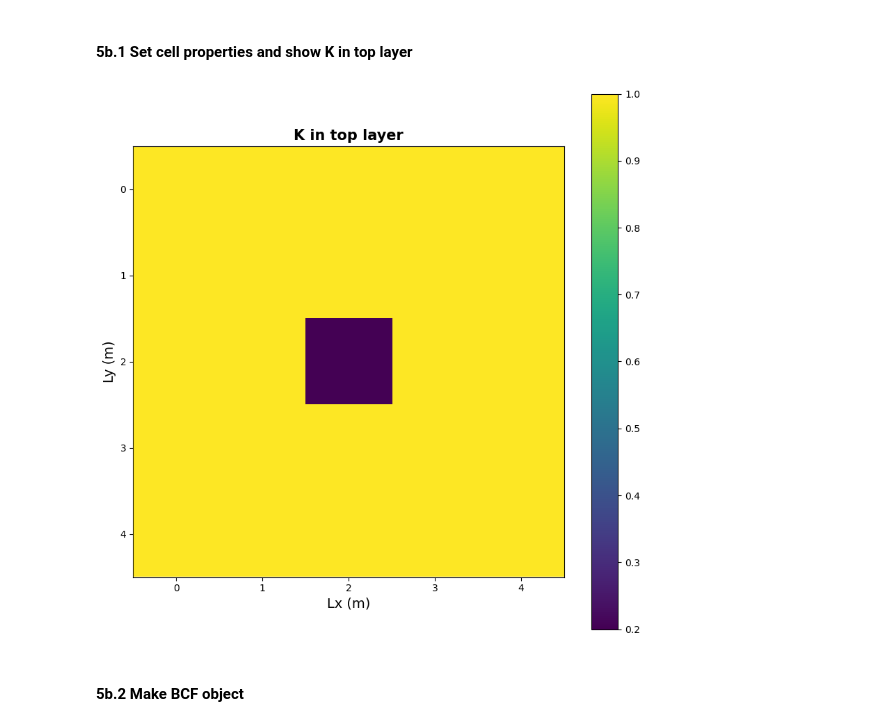
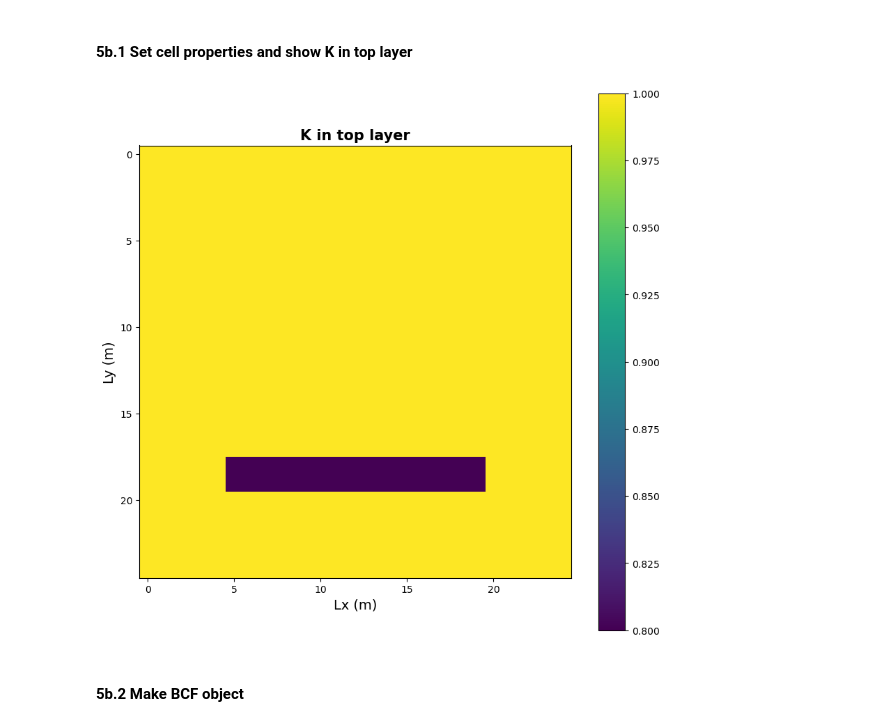
Before and after one commit to HWRS564-hydrogeologic-analysis/hwrs564b_course_materials_diamantebarrett, a Jupyter notebook: content_weekly/Week2_SteadyState_MF/BoxModel_flopy.ipynb, the cells around one changed output. Saved outputs shown, nothing was run; the diff lists cells and outputs as text; code cells hidden in the pictures.

```diff
--- a/content_weekly/Week2_SteadyState_MF/BoxModel_flopy.ipynb
+++ b/content_weekly/Week2_SteadyState_MF/BoxModel_flopy.ipynb
@@ -67,8 +67,8 @@ For more details on DIS package inputs refer to : https://flopy.readthedocs.io/e
 
 #### 3.1 Spatial discretization
 # %%
-nrow = 5 #number of rows
-ncol = 5 #number of columns
+nrow = 25 #number of rows
+ncol = 25 #number of columns
 nlay = 1  #number of layers
 
 dx= 100 #width of grid cells in x direction
@@ -183,25 +183,25 @@ For more details on LPF package see: https://flopy.readthedocs.io/en/3.3.2/sourc
 # %%
 K_vals = np.zeros((nlay,nrow,ncol))
 K_vals[:,:,:] = 1             # homoogeneous background hydraulic conductivity
-K_incl = 0.2 # K inclusion value
-K_vals[:, 2, 2] = K_incl
+K_incl = 0.8 # K inclusion value
+K_vals[:, 5:7, 5:20] = K_incl
 
 
 n = 0.35        #assign porosity
 Ss = 0.001      #assign storage coefficient
 Sy = 0.3        #assign specific yield
 uncnf = 0       #0=confined, >0 = unconfined
 
 #plot K values in top layer
 fig1 = plt.figure(figsize=(10,10)) #create 10 x 10 figure
 plt.xlabel('Lx (m)',fontsize = 14)
 plt.ylabel('Ly (m)',fontsize = 14)
 plt.title('K in top layer', fontsize = 15, fontweight = 'bold')
 plt.imshow(np.flipud(K_vals[0,:,:]), interpolation='none')
 plt.colorbar()
 plt.show()
 # %% [output]
-[figure, old version]
+[figure, new version]
 # %% [markdown]
 #### 5b.2 Make BCF object
 # %%
```
Also changed, not shown: parts of 7 cells of this notebook, 10 other files.
